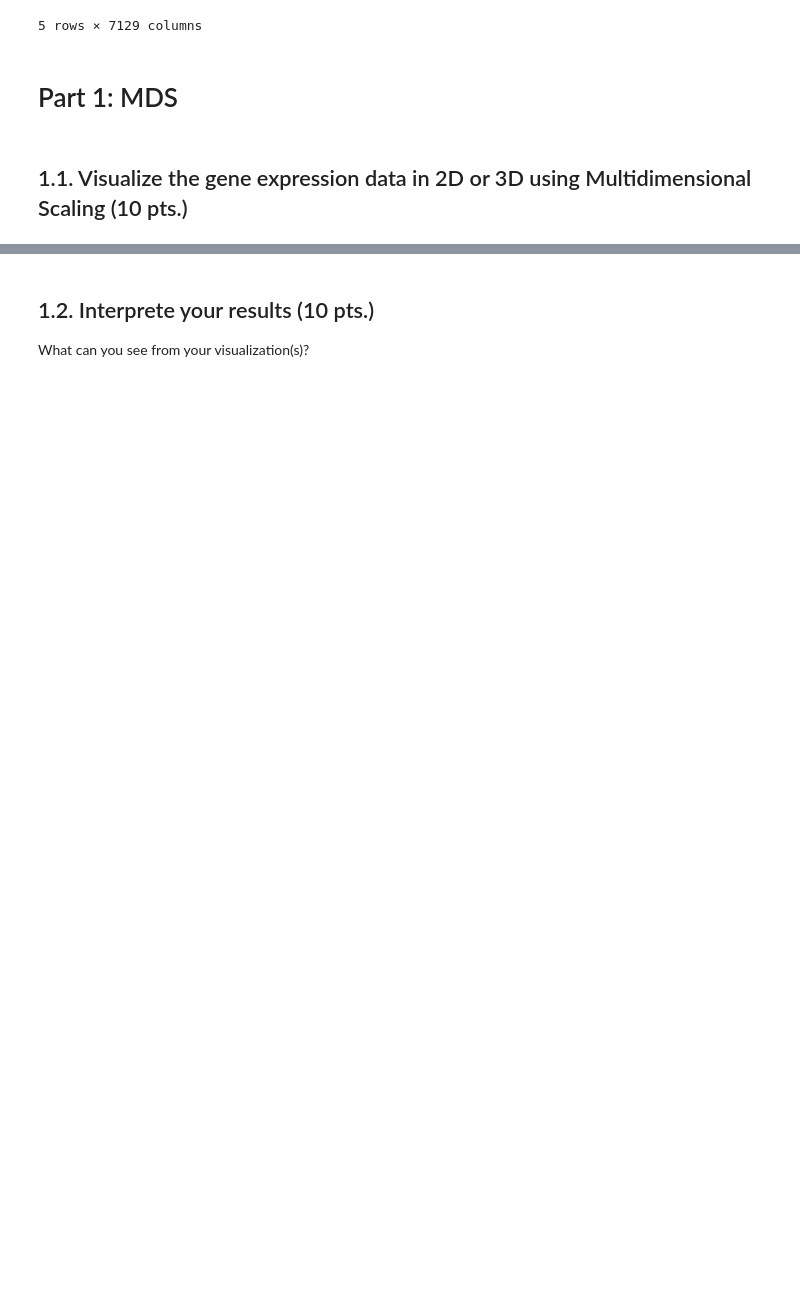
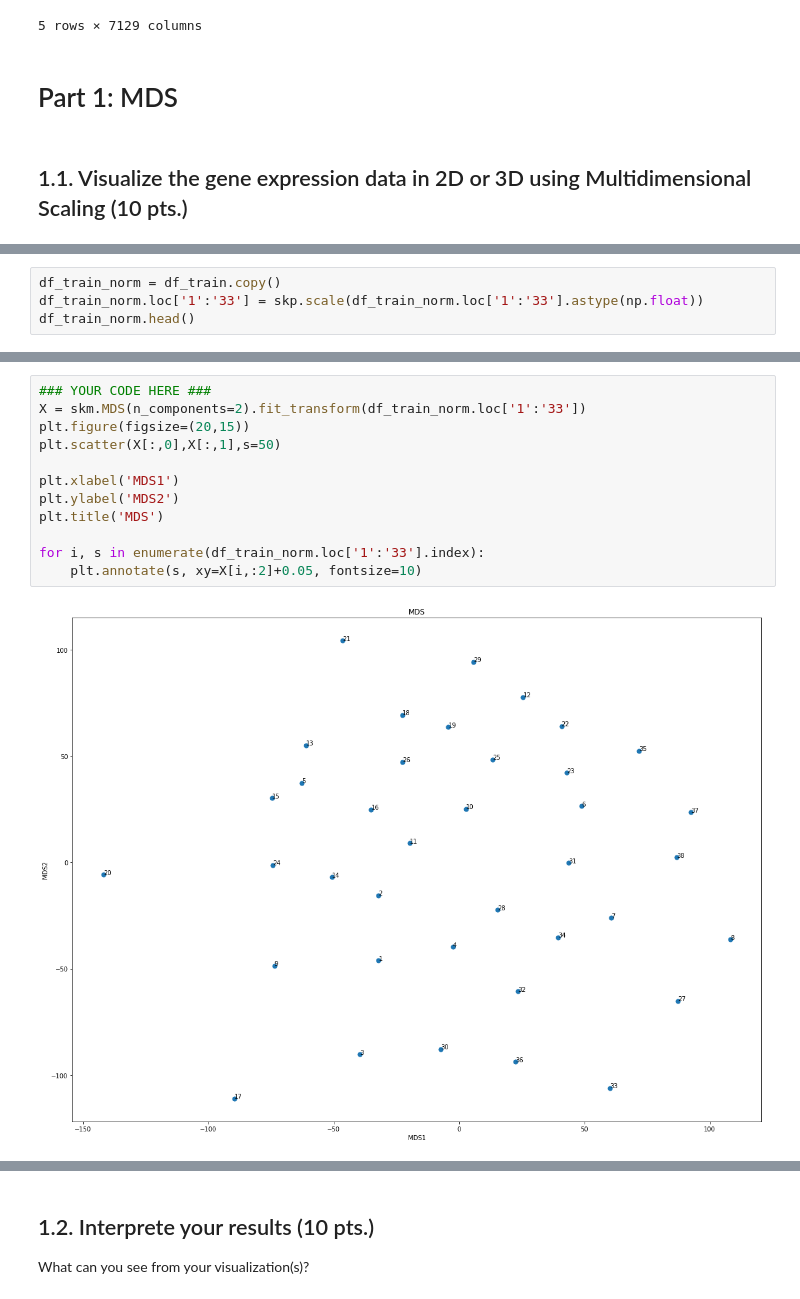
Before and after one commit to tengdann/si618, a Jupyter notebook: 618_HW8.ipynb, the cells around one changed output, grey strips where cells are left out. Drawn from its saved outputs; the diff is of its cells as text; blank space fills up the shorter version.

```diff
--- a/618_HW8.ipynb
+++ b/618_HW8.ipynb
@@ -87,0 +87,4 @@ df_test.head()
+# %%
+df_train_norm = df_train.copy()
+df_train_norm.loc['1':'33'] = skp.scale(df_train_norm.loc['1':'33'].astype(np.float))
+df_train_norm.head()
@@ -87,0 +99,14 @@ df_test.head()
+# %%
+### YOUR CODE HERE ###
+X = skm.MDS(n_components=2).fit_transform(df_train_norm.loc['1':'33'])
+plt.figure(figsize=(20,15))
+plt.scatter(X[:,0],X[:,1],s=50)
+
+plt.xlabel('MDS1')
+plt.ylabel('MDS2')
+plt.title('MDS')
+
+for i, s in enumerate(df_train_norm.loc['1':'33'].index):
+    plt.annotate(s, xy=X[i,:2]+0.05, fontsize=10)
+# %% [output]
+[figure, added]
```
Also changed, not shown: parts of 23 cells of this notebook.
